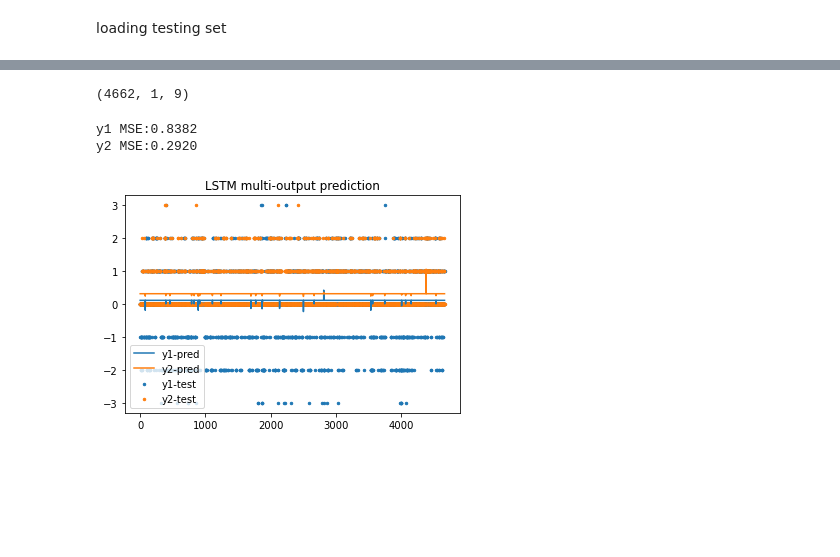
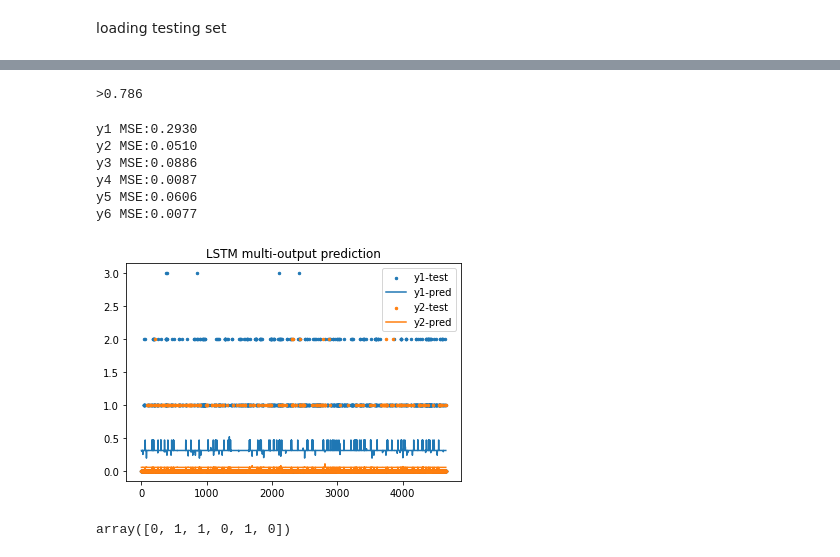
Before and after one commit to aqsaB/aml-project, a Jupyter notebook: LSTM.ipynb, the cells around one changed output, grey strips where cells are left out. Drawn from its saved outputs; the diff is of its cells as text; code cells hidden in the pictures; blank space fills up the shorter version.

Commit message:
lstm

```diff
--- a/LSTM.ipynb
+++ b/LSTM.ipynb
@@ -136,11 +147,10 @@ X_train.shape
 # %%
 #set up the LSTM model
-from tensorflow import keras
-from keras.layers import LSTM, Dense, Dropout
+
 
 #using the LSTM model with relu activation
 lstm = keras.Sequential()
-lstm.add(LSTM(32, input_shape = (1, X_train.shape[2]), activation='relu', return_sequences=False))
+lstm.add(LSTM(32, input_shape = (1, X_train_text.shape[2]), activation='relu', return_sequences=False))
 lstm.add(Dense(6))
-lstm.compile(loss='mean_squared_error', optimizer='adam')
+lstm.compile(loss='mean_squared_error',metrics='accuracy', optimizer='adam')
 # %%
@@ -150,3 +160,3 @@ Y_train.shape
 # %%
-lstm.fit(X_train, Y_train, epochs=100, batch_size=10, verbose=1, shuffle=False)
+lstm.fit(X_train_text, y_train_text, epochs=30, batch_size=10, verbose=1, shuffle=False)
 # %% [output]
@@ -241,23 +185,42 @@ y_pred= lstm.predict(X_test)
-# %%
-y_pred= lstm.predict(X_test)
-# %%
-X_test.shape
-# %% [output]
-(4662, 1, 9)
+# %%
+y_pred= y_pred.round()
+# %%
+results=[]
+total = 0
+similar = 0
+for i in range(len(y_test_text)):
+    for j in range(len(y_test_text[i])):
+        if y_test_text[i][j] == y_pred[i][j]:
+            similar += 1
+        total += 1
+acc = similar/total
+
+print('>%.3f' % acc)
+results.append(acc)
+# %% [output]
+>0.786
 # %%
 from sklearn.metrics import mean_squared_error
-print("y1 MSE:%.4f" % mean_squared_error(Y_test[:,0], y_pred[:,0]))
-print("y2 MSE:%.4f" % mean_squared_error(Y_test[:,1], y_pred[:,1]))
+print("y1 MSE:%.4f" % mean_squared_error(y_test_text[:,0], y_pred[:,0]))
+print("y2 MSE:%.4f" % mean_squared_error(y_test_text[:,1], y_pred[:,1]))
+print("y3 MSE:%.4f" % mean_squared_error(y_test_text[:,2], y_pred[:,2]))
+print("y4 MSE:%.4f" % mean_squared_error(y_test_text[:,3], y_pred[:,3]))
+print("y5 MSE:%.4f" % mean_squared_error(y_test_text[:,4], y_pred[:,4]))
+print("y6 MSE:%.4f" % mean_squared_error(y_test_text[:,5], y_pred[:,5]))
 
-x_ax = range(len(X_test))
+x_ax = range(len(X_test_text))
 plt.title("LSTM multi-output prediction")
-plt.scatter(x_ax,Y_test[:,0],  s=6, label="y1-test")
+plt.scatter(x_ax, y_test_text[:,0],  s=6, label="y1-test")
 plt.plot(x_ax, y_pred[:,0], label="y1-pred")
-plt.scatter(x_ax, Y_test[:,1],  s=6, label="y2-test")
+plt.scatter(x_ax, y_test_text[:,1],  s=6, label="y2-test")
 plt.plot(x_ax, y_pred[:,1], label="y2-pred")
 plt.legend()
 plt.show()
 # %% [output]
-y1 MSE:0.8382
-y2 MSE:0.2920
+y1 MSE:0.2930
+y2 MSE:0.0510
+y3 MSE:0.0886
+y4 MSE:0.0087
+y5 MSE:0.0606
+y6 MSE:0.0077
-[figure, old version]
+[figure, new version]
@@ -263,0 +240,4 @@ y2 MSE:0.2920
+# %%
+y_test_text[1]
+# %% [output]
+array([0, 1, 1, 0, 1, 0])
```
Also changed, not shown: parts of 21 cells of this notebook.
